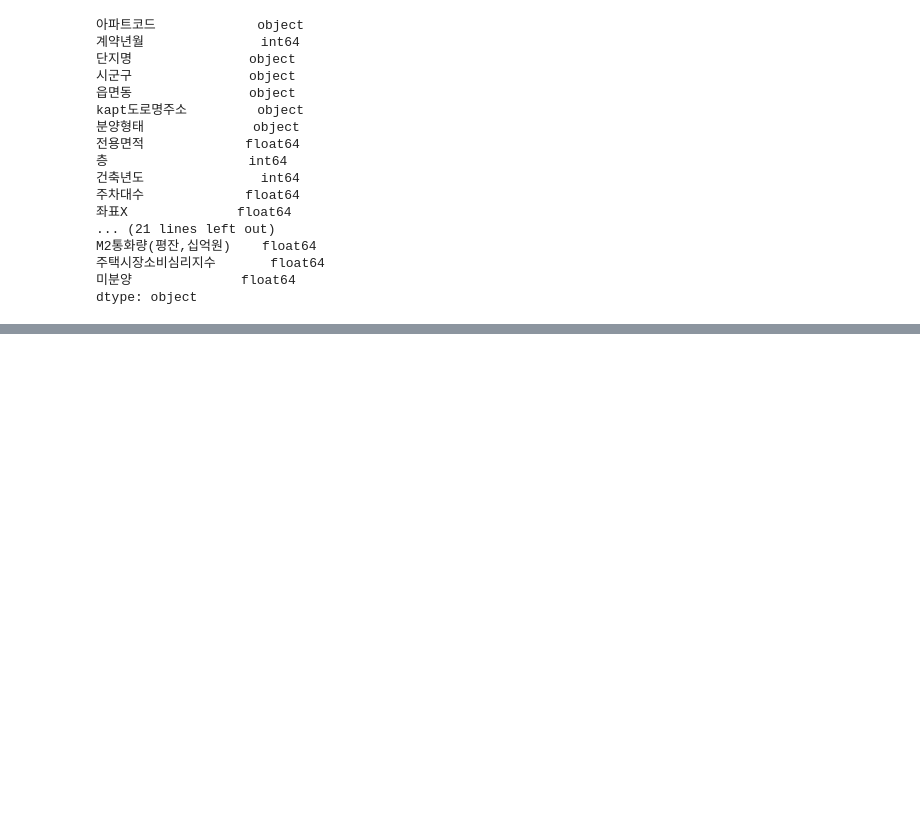
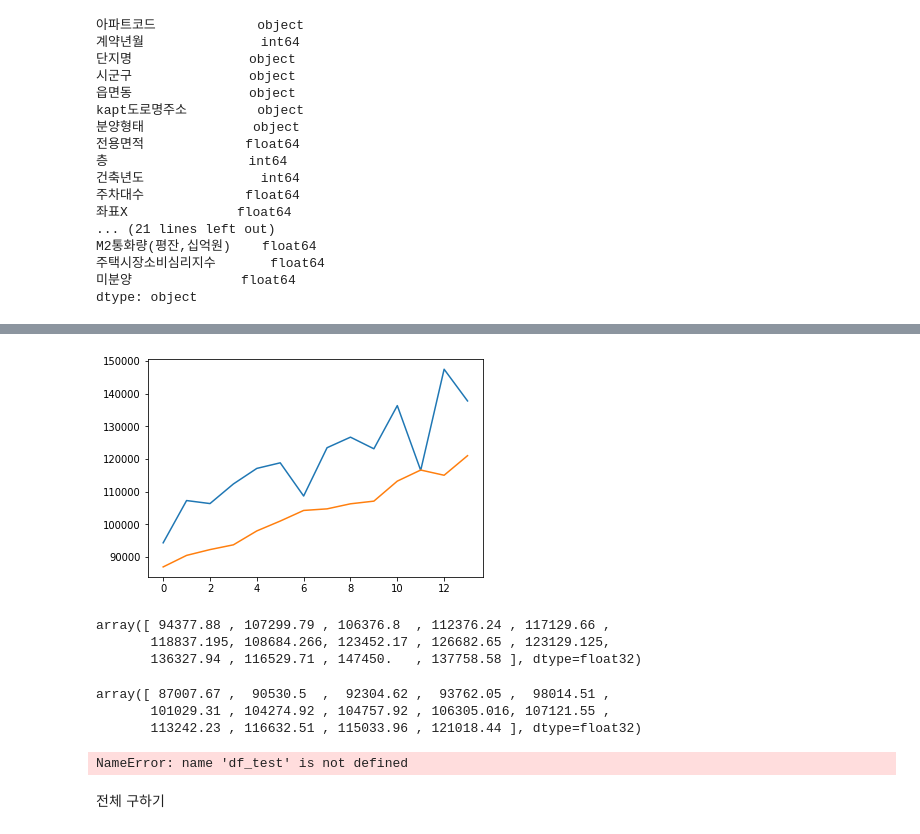
Before and after one commit to tnqkrthsus2/house-price-predict, a Jupyter notebook: lstm최종/모든파일포함된lstm.ipynb, the cells around one changed output, grey strips where cells are left out. Saved outputs shown, nothing was run; the diff lists cells and outputs as text; code cells hidden in the pictures; blank space fills up the shorter version.

```diff
--- a/lstm최종/모든파일포함된lstm.ipynb
+++ b/lstm최종/모든파일포함된lstm.ipynb
@@ -241,3 +216,5 @@ M2통화량(평잔,십억원)    float64
 주택시장소비심리지수       float64
 미분양              float64
 dtype: object
+# %%
+df = pd.get_dummies(df,columns=['분양형태'])
@@ -243,0 +343,5 @@ dtype: object
+# %%
+codes = df['아파트구분']
+apart_groups = df.groupby(df.아파트구분)
+for i in codes:
+    globals()['df_'+i] = apart_groups.get_group(i)
@@ -243,0 +464,23 @@ dtype: object
+# %%
+df = df_대방동
+codes = df['아파트구분'].unique()
+codes
+groups = df.groupby(df.아파트구분)
+for i in codes:
+    globals()['df_'+i] = groups.get_group(i)
+df_all = pd.DataFrame()
+for i in codes:
+    df1 = globals()['df_'+i]
+    df1 = df1[['price','층', '건축년도', '주차대수', '범죄율', '건물연식',
+    '대규모점포_거리','버스정류장_거리', '지하철역_거리', '학교_거리',
+    '유치원_거리', '병원_거리', '아파트매매가격지수', '주택구매력지수','PIR',
+    'LIR','GDP', 'GDI', 'GNI', '소비자물가지수', '평균코스피지수','M2통화량(평잔,십억원)',
+    '주택시장소비심리지수', '미분양', '분양형태_분양', '분양형태_영구임대',
+    '분양형태_임대','분양형태_임대+분양', 'area', 'date']]
+    values = df1.values
+    values = values.astype('float32')
+    reframed = series_to_supervised(values, 3, 1)
+    reframed.drop(reframed.columns[91:119], axis=1, inplace=True)
+    reframed.drop(reframed.columns[31:60], axis=1, inplace=True)
+    reframed.drop(reframed.columns[1:30], axis=1, inplace=True)
+    df_all = pd.concat([reframed,df_all])
@@ -243,0 +542,10 @@ dtype: object
+# %%
+yhat = model.predict(test_X)
+test_X = test_X.reshape((test_X.shape[0], test_X.shape[2]))
+inv_yhat = concatenate((yhat, test_X[:, :]), axis=1)
+inv_yhat = scaler.inverse_transform(inv_yhat)
+inv_yhat = inv_yhat[:,0]
+test_y = test_y.reshape((len(test_y), 1))
+inv_y = concatenate((test_y, test_X[:, 0:]), axis=1)
+inv_y = scaler.inverse_transform(inv_y)
+inv_y = inv_y[:,0]
@@ -243,0 +554,25 @@ dtype: object
+# %%
+import matplotlib.pyplot as plt
+plt.plot(inv_y)
+plt.plot(inv_yhat)
+plt.show()
+# %% [output]
+[figure, added]
+# %%
+inv_y
+# %% [output]
+array([ 94377.88 , 107299.79 , 106376.8  , 112376.24 , 117129.66 ,
+       118837.195, 108684.266, 123452.17 , 126682.65 , 123129.125,
+       136327.94 , 116529.71 , 147450.   , 137758.58 ], dtype=float32)
+# %%
+inv_yhat
+# %% [output]
+array([ 87007.67 ,  90530.5  ,  92304.62 ,  93762.05 ,  98014.51 ,
+       101029.31 , 104274.92 , 104757.92 , 106305.016, 107121.55 ,
+       113242.23 , 116632.51 , 115033.96 , 121018.44 ], dtype=float32)
+# %%
+df_test
+# %% [output]
+NameError: name 'df_test' is not defined
+# %% [markdown]
+전체 구하기
```
Also changed, not shown: parts of 43 cells of this notebook, 6 other files.
